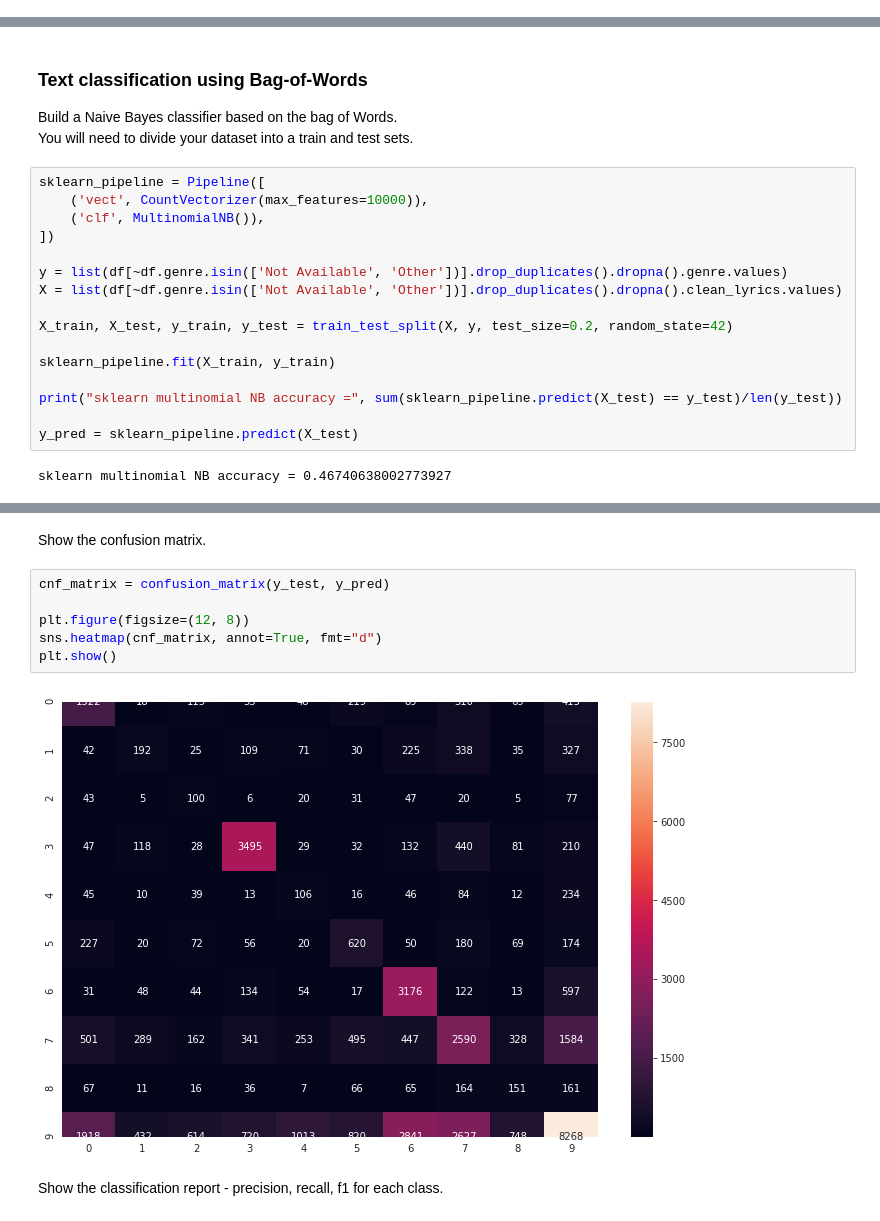
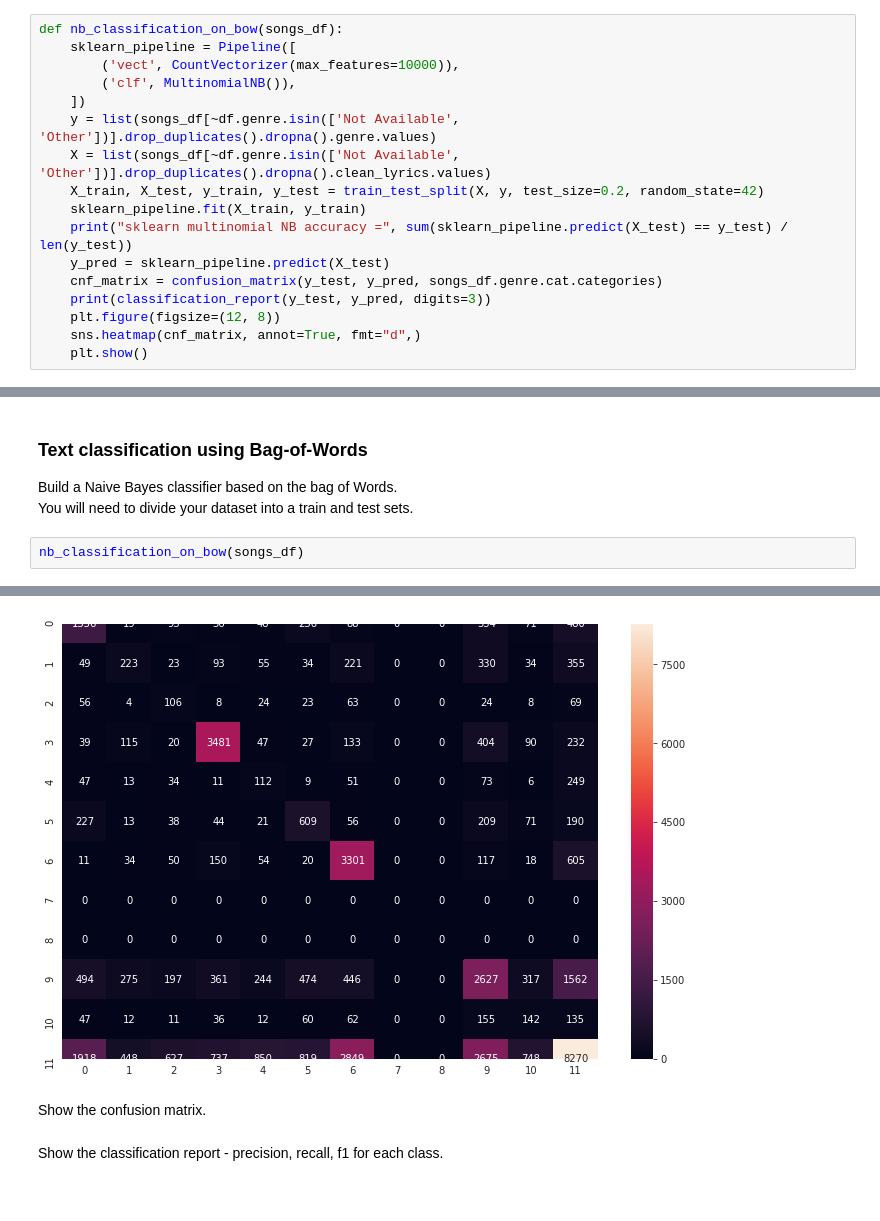
Before and after one commit to shereshevsky/Word-Embedding, a Jupyter notebook: DL_word_embedding_assignment.ipynb, the cells around one changed output, grey strips where cells are left out. Cells and saved outputs as stored; diff of their text form.

```diff
--- a/DL_word_embedding_assignment.ipynb
+++ b/DL_word_embedding_assignment.ipynb
@@ -178,0 +309,17 @@ INFO - 17:33:20: loaded data/model_4/word2vec.model
+# %%
+def nb_classification_on_bow(songs_df):
+    sklearn_pipeline = Pipeline([
+        ('vect', CountVectorizer(max_features=10000)),
+        ('clf', MultinomialNB()),
+    ])
+    y = list(songs_df[~df.genre.isin(['Not Available', 'Other'])].drop_duplicates().dropna().genre.values)
+    X = list(songs_df[~df.genre.isin(['Not Available', 'Other'])].drop_duplicates().dropna().clean_lyrics.values)
+    X_train, X_test, y_train, y_test = train_test_split(X, y, test_size=0.2, random_state=42)
+    sklearn_pipeline.fit(X_train, y_train)
+    print("sklearn multinomial NB accuracy =", sum(sklearn_pipeline.predict(X_test) == y_test) / len(y_test))
+    y_pred = sklearn_pipeline.predict(X_test)
+    cnf_matrix = confusion_matrix(y_test, y_pred, songs_df.genre.cat.categories)
+    print(classification_report(y_test, y_pred, digits=3))
+    plt.figure(figsize=(12, 8))
+    sns.heatmap(cnf_matrix, annot=True, fmt="d",)
+    plt.show()
@@ -423,21 +541,6 @@ In this section, you'll build a text classifier, determining the genre of a song
 ### Text classification using Bag-of-Words
 Build a Naive Bayes classifier based on the bag of Words.
 You will need to divide your dataset into a train and test sets.
-# %%
-sklearn_pipeline = Pipeline([
-    ('vect', CountVectorizer(max_features=10000)),
-    ('clf', MultinomialNB()),
-])
-
-y = list(df[~df.genre.isin(['Not Available', 'Other'])].drop_duplicates().dropna().genre.values)
-X = list(df[~df.genre.isin(['Not Available', 'Other'])].drop_duplicates().dropna().clean_lyrics.values)
-
-X_train, X_test, y_train, y_test = train_test_split(X, y, test_size=0.2, random_state=42)
-
-sklearn_pipeline.fit(X_train, y_train)
-
-print("sklearn multinomial NB accuracy =", sum(sklearn_pipeline.predict(X_test) == y_test)/len(y_test))
-
-y_pred = sklearn_pipeline.predict(X_test)
-# %% [output]
-sklearn multinomial NB accuracy = 0.46740638002773927
+# %%
+nb_classification_on_bow(songs_df)
+# %% [output]
@@ -444,12 +564,5 @@ sklearn multinomial NB accuracy = 0.46740638002773927
+[figure, added]
 # %% [markdown]
 Show the confusion matrix.
-# %%
-cnf_matrix = confusion_matrix(y_test, y_pred)
-
-plt.figure(figsize=(12, 8))
-sns.heatmap(cnf_matrix, annot=True, fmt="d")
-plt.show()
-# %% [output]
-[figure, removed]
 # %% [markdown]
 Show the classification report - precision, recall, f1 for each class.
```
Also changed, not shown: parts of 40 cells of this notebook, 1 other file.
